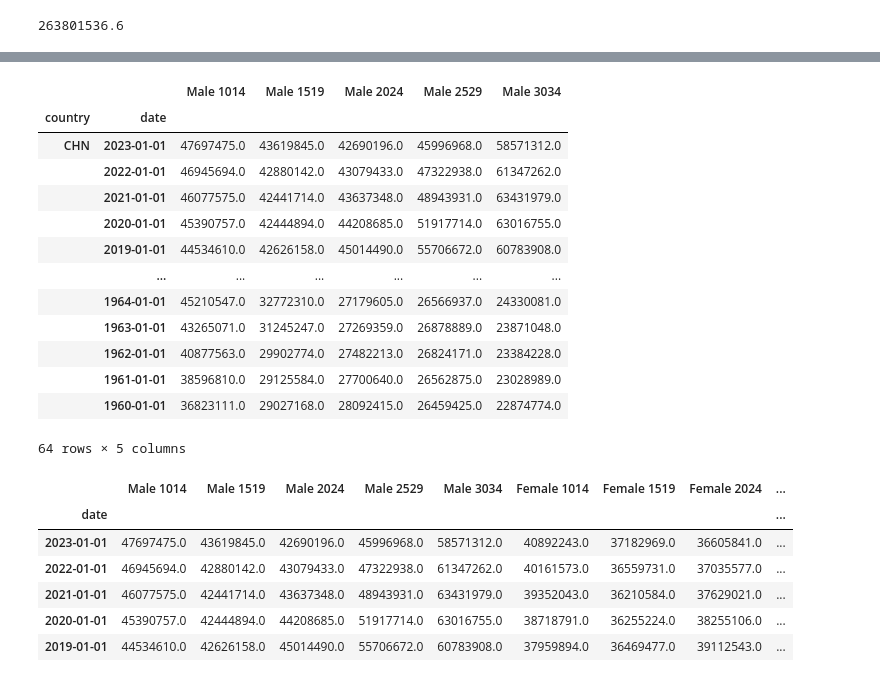
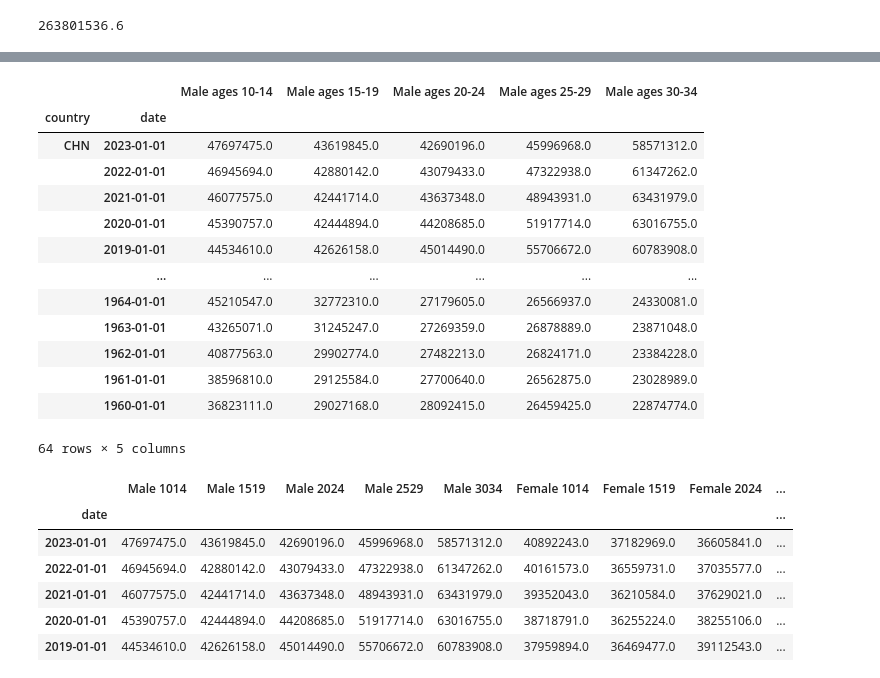
Before and after one commit to allisonpvn/ENVECON153_Proj1, a Jupyter notebook: Code.ipynb, the cells around one changed output, grey strips where cells are left out. Cells and saved outputs as stored; diff of their text form; code cells hidden in the pictures.

```diff
--- a/Code.ipynb
+++ b/Code.ipynb
@@ -144,7 +161,14 @@ def population_data_frames(year, sex, age_range, place):
 # %%
-population_data_frames(1990, 'Male', (10,33), 'CHN')
+population_data_frames_for_males = population_data_frames(1990, 'Male', (10,33), 'CHN')
+population_data_frames_for_males.rename(columns={'Male 1014': 'Male ages 10-14',
+                                                 'Male 1519': 'Male ages 15-19',
+                                                 'Male 2024': 'Male ages 20-24',
+                                                 'Male 2529': 'Male ages 25-29',
+                                                 'Male 3034': 'Male ages 30-34'},
+                                                 inplace=True)
+population_data_frames_for_males
 # %% [output]
-|  |  | Male 1014 | Male 1519 | Male 2024 | Male 2529 | Male 3034 |
+|  |  | Male ages 10-14 | Male ages 15-19 | Male ages 20-24 | Male ages 25-29 | Male ages 30-34 |
 | country | date |  |  |  |  |  |
 | CHN | 2023-01-01 | 47697475.0 | 43619845.0 | 42690196.0 | 45996968.0 | 58571312.0 |
 |  | 2022-01-01 | 46945694.0 | 42880142.0 | 43079433.0 | 47322938.0 | 61347262.0 |
```
Also changed, not shown: parts of 3 cells of this notebook.
